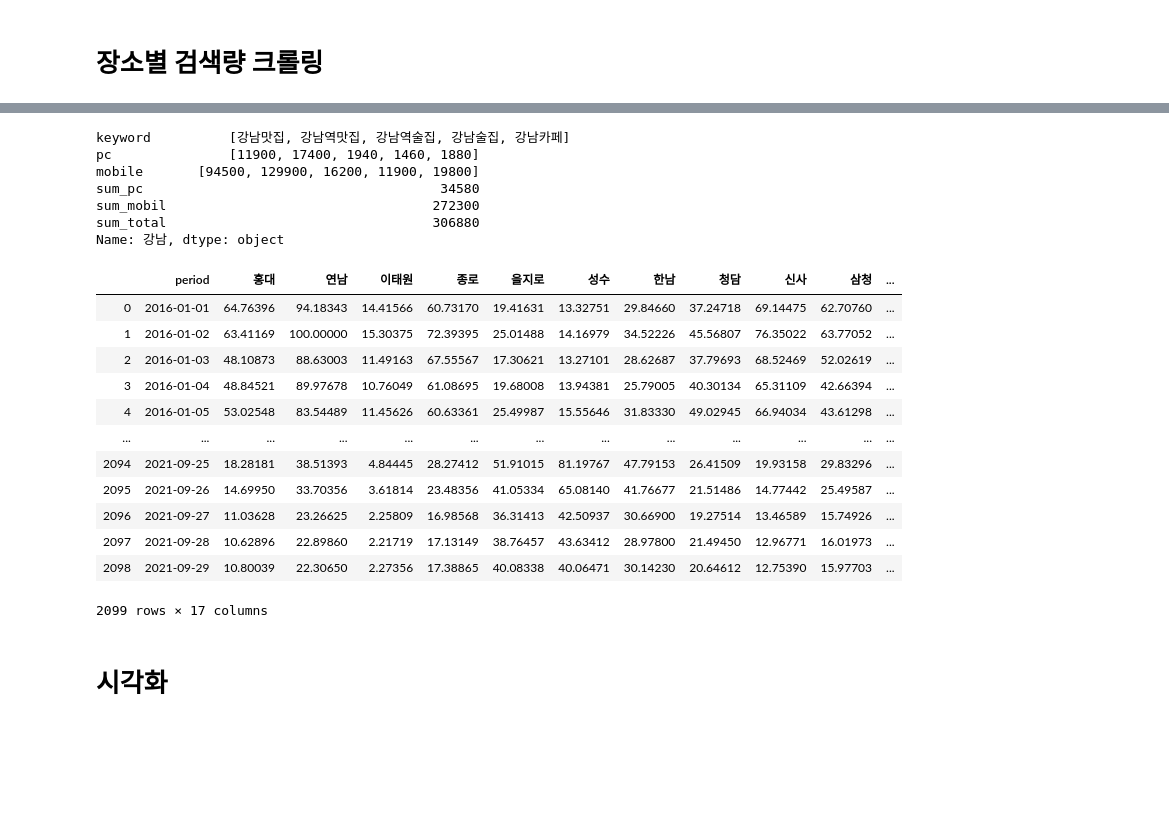
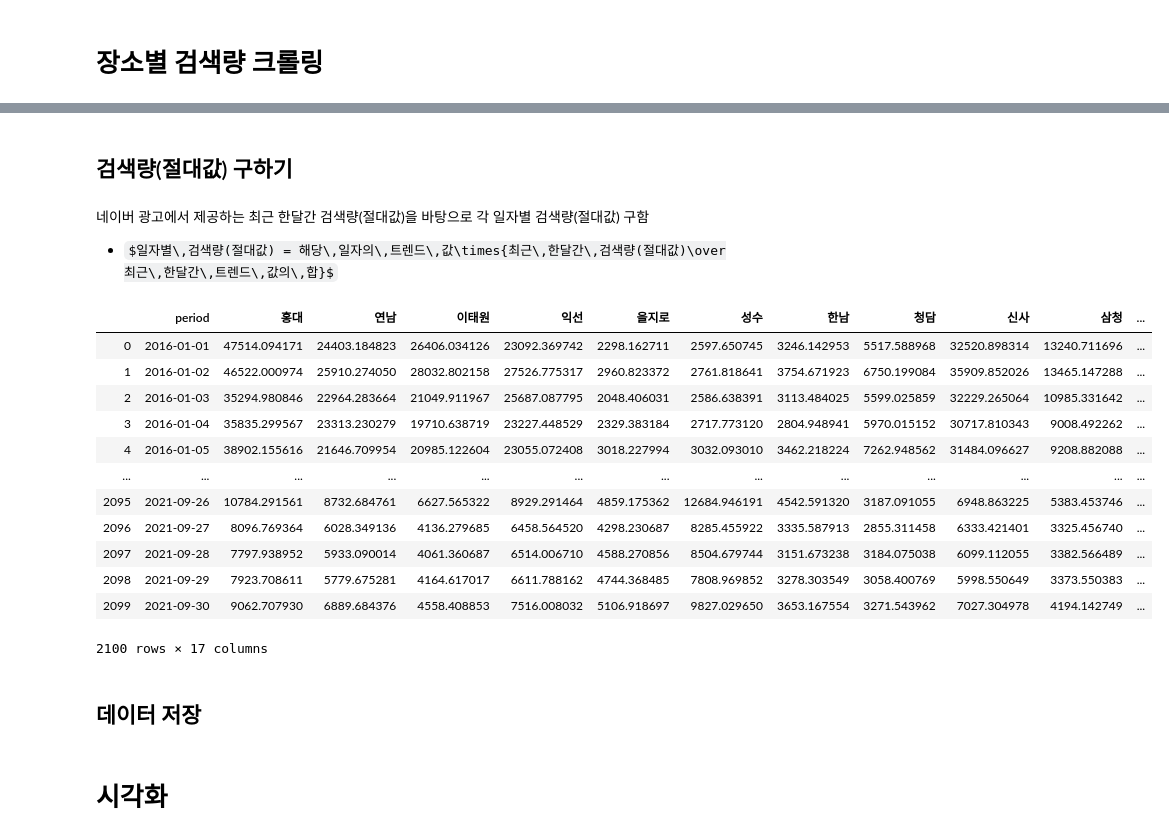
Before and after one commit to dongyoung0/toy_project, a Jupyter notebook: naver_trend.ipynb, the cells around one changed output, grey strips where cells are left out. Cells and saved outputs as stored; diff of their text form; code cells hidden in the pictures; some formulas as TeX source; blank space fills up the shorter version.

```diff
--- a/naver_trend.ipynb
+++ b/naver_trend.ipynb
@@ -190,0 +19,2 @@ df
+# %%
+df_hot = pd.DataFrame()
@@ -574,11 +308,0 @@ df_total[hots[i]] = df_temp['ratio']
-# %%
-i+=1
-df[hots[i]]
-# %% [output]
-keyword          [강남맛집, 강남역맛집, 강남역술집, 강남술집, 강남카페]
-pc               [11900, 17400, 1940, 1460, 1880]
-mobile       [94500, 129900, 16200, 11900, 19800]
-sum_pc                                      34580
-sum_mobil                                  272300
-sum_total                                  306880
-Name: 강남, dtype: object
@@ -593,23 +309,29 @@ df_total[hots[i]] = df_temp['ratio']
-# %%
-df_total
-# %% [output]
-|  | period | 홍대 | 연남 | 이태원 | 종로 | 을지로 | 성수 | 한남 | 청담 | 신사 | 삼청 | ... |
-| 0 | 2016-01-01 | 64.76396 | 94.18343 | 14.41566 | 60.73170 | 19.41631 | 13.32751 | 29.84660 | 37.24718 | 69.14475 | 62.70760 | ... |
-| 1 | 2016-01-02 | 63.41169 | 100.00000 | 15.30375 | 72.39395 | 25.01488 | 14.16979 | 34.52226 | 45.56807 | 76.35022 | 63.77052 | ... |
-| 2 | 2016-01-03 | 48.10873 | 88.63003 | 11.49163 | 67.55567 | 17.30621 | 13.27101 | 28.62687 | 37.79693 | 68.52469 | 52.02619 | ... |
-| 3 | 2016-01-04 | 48.84521 | 89.97678 | 10.76049 | 61.08695 | 19.68008 | 13.94381 | 25.79005 | 40.30134 | 65.31109 | 42.66394 | ... |
-| 4 | 2016-01-05 | 53.02548 | 83.54489 | 11.45626 | 60.63361 | 25.49987 | 15.55646 | 31.83330 | 49.02945 | 66.94034 | 43.61298 | ... |
-| ... | ... | ... | ... | ... | ... | ... | ... | ... | ... | ... | ... | ... |
-| 2094 | 2021-09-25 | 18.28181 | 38.51393 | 4.84445 | 28.27412 | 51.91015 | 81.19767 | 47.79153 | 26.41509 | 19.93158 | 29.83296 | ... |
-| 2095 | 2021-09-26 | 14.69950 | 33.70356 | 3.61814 | 23.48356 | 41.05334 | 65.08140 | 41.76677 | 21.51486 | 14.77442 | 25.49587 | ... |
-| 2096 | 2021-09-27 | 11.03628 | 23.26625 | 2.25809 | 16.98568 | 36.31413 | 42.50937 | 30.66900 | 19.27514 | 13.46589 | 15.74926 | ... |
-| 2097 | 2021-09-28 | 10.62896 | 22.89860 | 2.21719 | 17.13149 | 38.76457 | 43.63412 | 28.97800 | 21.49450 | 12.96771 | 16.01973 | ... |
-| 2098 | 2021-09-29 | 10.80039 | 22.30650 | 2.27356 | 17.38865 | 40.08338 | 40.06471 | 30.14230 | 20.64612 | 12.75390 | 15.97703 | ... |
-2099 rows × 17 columns
+# %% [markdown]
+## 검색량(절대값) 구하기
+# %% [markdown]
+네이버 광고에서 제공하는 최근 한달간 검색량(절대값)을 바탕으로 각 일자별 검색량(절대값) 구함
+- $일자별\,검색량(절대값) = 해당\,일자의\,트렌드\,값\times{최근\,한달간\,검색량(절대값)\over최근\,한달간\,트렌드\,값의\,합}$
 # %%
-df_total_backup = df_total
-ratio = df.loc['sum_total'] / df_total[df_total['period'] >= '2021-09-01'].sum()
+#최근 한달간 검색량 / 최근 한달간 트렌드 값의 합
+ratio = df_hot.loc['sum_total'] / df_total[df_total['period'] >= '2021-09-01'].sum()
 for place in hots:
     df_total[place] *= ratio[place]
+df_total
 #df_total = df_total.set_index('period')
+# %% [output]
+|  | period | 홍대 | 연남 | 이태원 | 익선 | 을지로 | 성수 | 한남 | 청담 | 신사 | 삼청 | ... |
+| 0 | 2016-01-01 | 47514.094171 | 24403.184823 | 26406.034126 | 23092.369742 | 2298.162711 | 2597.650745 | 3246.142953 | 5517.588968 | 32520.898314 | 13240.711696 | ... |
+| 1 | 2016-01-02 | 46522.000974 | 25910.274050 | 28032.802158 | 27526.775317 | 2960.823372 | 2761.818641 | 3754.671923 | 6750.199084 | 35909.852026 | 13465.147288 | ... |
+| 2 | 2016-01-03 | 35294.980846 | 22964.283664 | 21049.911967 | 25687.087795 | 2048.406031 | 2586.638391 | 3113.484025 | 5599.025859 | 32229.265064 | 10985.331642 | ... |
+| 3 | 2016-01-04 | 35835.299567 | 23313.230279 | 19710.638719 | 23227.448529 | 2329.383184 | 2717.773120 | 2804.948941 | 5970.015152 | 30717.810343 | 9008.492262 | ... |
+| 4 | 2016-01-05 | 38902.155616 | 21646.709954 | 20985.122604 | 23055.072408 | 3018.227994 | 3032.093010 | 3462.218224 | 7262.948562 | 31484.096627 | 9208.882088 | ... |
+| ... | ... | ... | ... | ... | ... | ... | ... | ... | ... | ... | ... | ... |
+| 2095 | 2021-09-26 | 10784.291561 | 8732.684761 | 6627.565322 | 8929.291464 | 4859.175362 | 12684.946191 | 4542.591320 | 3187.091055 | 6948.863225 | 5383.453746 | ... |
+| 2096 | 2021-09-27 | 8096.769364 | 6028.349136 | 4136.279685 | 6458.564520 | 4298.230687 | 8285.455922 | 3335.587913 | 2855.311458 | 6333.421401 | 3325.456740 | ... |
+| 2097 | 2021-09-28 | 7797.938952 | 5933.090014 | 4061.360687 | 6514.006710 | 4588.270856 | 8504.679744 | 3151.673238 | 3184.075038 | 6099.112055 | 3382.566489 | ... |
+| 2098 | 2021-09-29 | 7923.708611 | 5779.675281 | 4164.617017 | 6611.788162 | 4744.368485 | 7808.969852 | 3278.303549 | 3058.400769 | 5998.550649 | 3373.550383 | ... |
+| 2099 | 2021-09-30 | 9062.707930 | 6889.684376 | 4558.408853 | 7516.008032 | 5106.918697 | 9827.029650 | 3653.167554 | 3271.543962 | 7027.304978 | 4194.142749 | ... |
+2100 rows × 17 columns
+# %% [markdown]
+## 데이터 저장
 # %%
```
Also changed, not shown: parts of 104 cells of this notebook.
